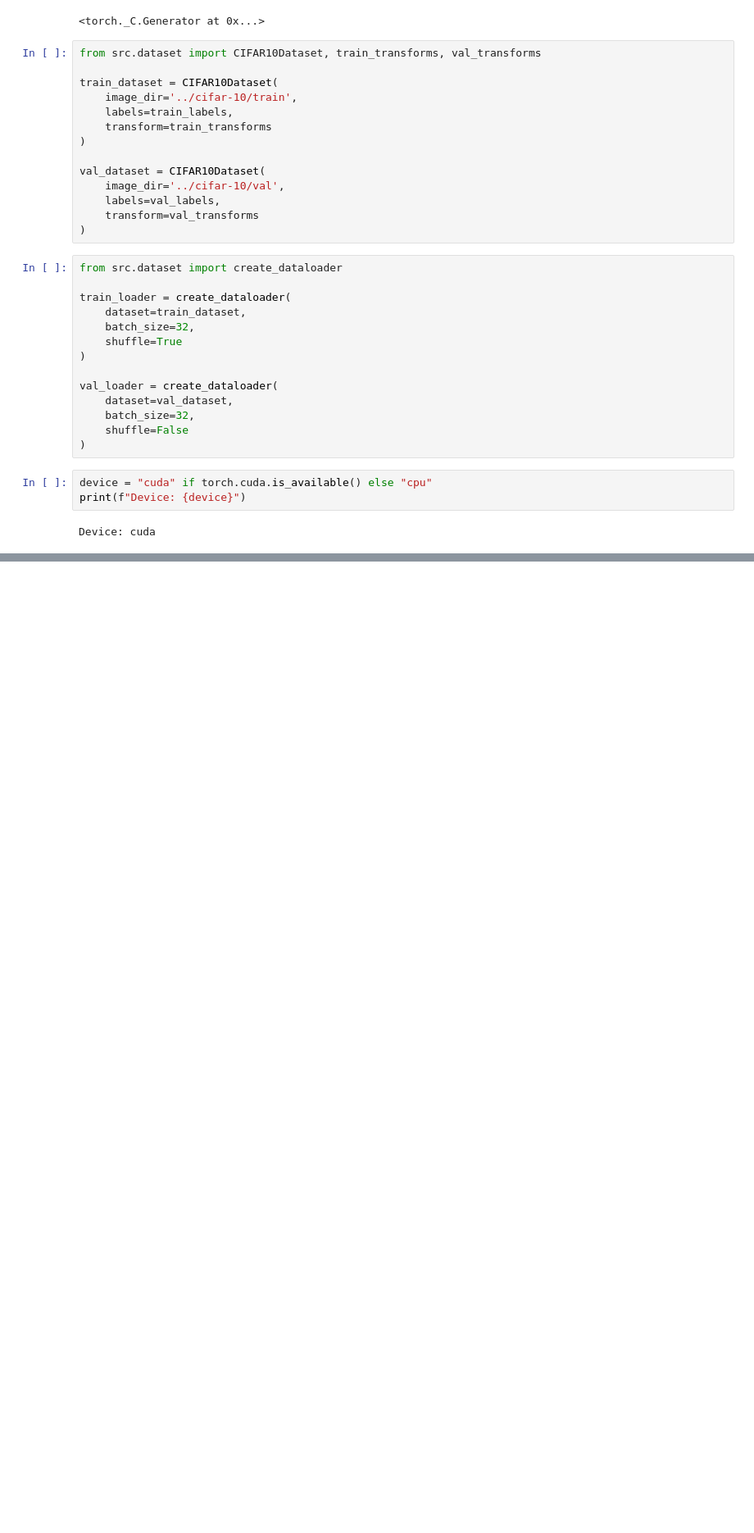
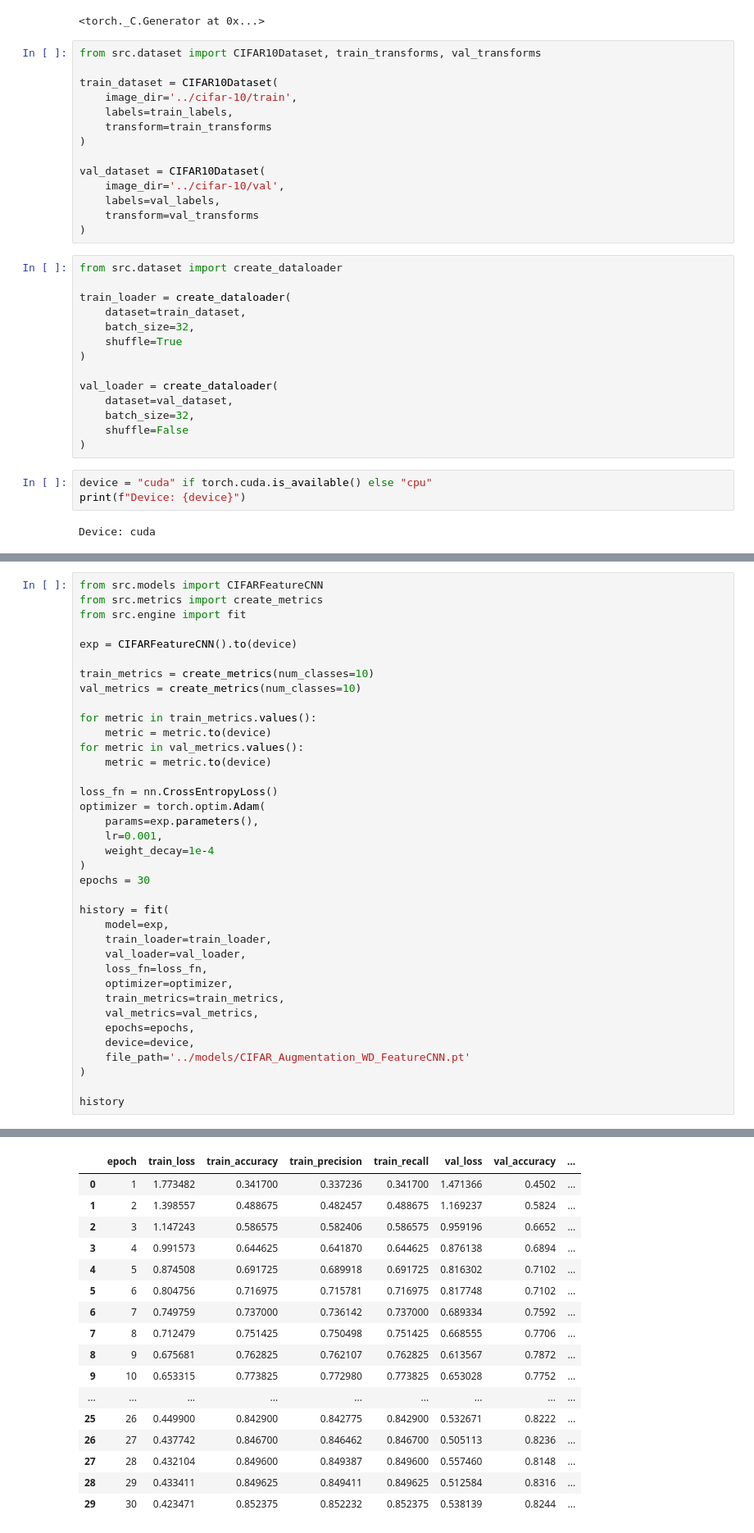
Before and after one commit to VRYeshwanth/CIFAR10_Classifier, a Jupyter notebook: notebooks/03. Architecture.ipynb, the cells around one changed output, grey strips where cells are left out. Shown at 82% size. Saved outputs shown, nothing was run; the diff lists cells and outputs as text; blank space fills up the shorter version.

```diff
--- a/notebooks/03. Architecture.ipynb
+++ b/notebooks/03. Architecture.ipynb
@@ -127,0 +128,38 @@ plot_performance(history=history)
+# %%
+from src.models import CIFARFeatureCNN
+from src.metrics import create_metrics
+from src.engine import fit
+
+exp = CIFARFeatureCNN().to(device)
+
+train_metrics = create_metrics(num_classes=10)
+val_metrics = create_metrics(num_classes=10)
+
+for metric in train_metrics.values():
+    metric = metric.to(device)
+for metric in val_metrics.values():
+    metric = metric.to(device)
+
+loss_fn = nn.CrossEntropyLoss()
+optimizer = torch.optim.Adam(
+    params=exp.parameters(),
+    lr=0.001,
+    weight_decay=1e-4
+)
+epochs = 30
+
+history = fit(
+    model=exp,
+    train_loader=train_loader,
+    val_loader=val_loader,
+    loss_fn=loss_fn,
+    optimizer=optimizer,
+    train_metrics=train_metrics,
+    val_metrics=val_metrics,
+    epochs=epochs,
+    device=device,
+    file_path='../models/CIFAR_Augmentation_WD_FeatureCNN.pt'
+)
+
+history
+# %% [output]
@@ -127,0 +183,17 @@ plot_performance(history=history)
+|  | epoch | train_loss | train_accuracy | train_precision | train_recall | val_loss | val_accuracy | ... |
+| 0 | 1 | 1.773482 | 0.341700 | 0.337236 | 0.341700 | 1.471366 | 0.4502 | ... |
+| 1 | 2 | 1.398557 | 0.488675 | 0.482457 | 0.488675 | 1.169237 | 0.5824 | ... |
+| 2 | 3 | 1.147243 | 0.586575 | 0.582406 | 0.586575 | 0.959196 | 0.6652 | ... |
+| 3 | 4 | 0.991573 | 0.644625 | 0.641870 | 0.644625 | 0.876138 | 0.6894 | ... |
+| 4 | 5 | 0.874508 | 0.691725 | 0.689918 | 0.691725 | 0.816302 | 0.7102 | ... |
+| 5 | 6 | 0.804756 | 0.716975 | 0.715781 | 0.716975 | 0.817748 | 0.7102 | ... |
+| 6 | 7 | 0.749759 | 0.737000 | 0.736142 | 0.737000 | 0.689334 | 0.7592 | ... |
+| 7 | 8 | 0.712479 | 0.751425 | 0.750498 | 0.751425 | 0.668555 | 0.7706 | ... |
+| 8 | 9 | 0.675681 | 0.762825 | 0.762107 | 0.762825 | 0.613567 | 0.7872 | ... |
+| 9 | 10 | 0.653315 | 0.773825 | 0.772980 | 0.773825 | 0.653028 | 0.7752 | ... |
+| ... | ... | ... | ... | ... | ... | ... | ... | ... |
+| 25 | 26 | 0.449900 | 0.842900 | 0.842775 | 0.842900 | 0.532671 | 0.8222 | ... |
+| 26 | 27 | 0.437742 | 0.846700 | 0.846462 | 0.846700 | 0.505113 | 0.8236 | ... |
+| 27 | 28 | 0.432104 | 0.849600 | 0.849387 | 0.849600 | 0.557460 | 0.8148 | ... |
+| 28 | 29 | 0.433411 | 0.849625 | 0.849411 | 0.849625 | 0.512584 | 0.8316 | ... |
+| 29 | 30 | 0.423471 | 0.852375 | 0.852232 | 0.852375 | 0.538139 | 0.8244 | ... |
```
Also changed, not shown: parts of 4 cells of this notebook, 14 other files.
